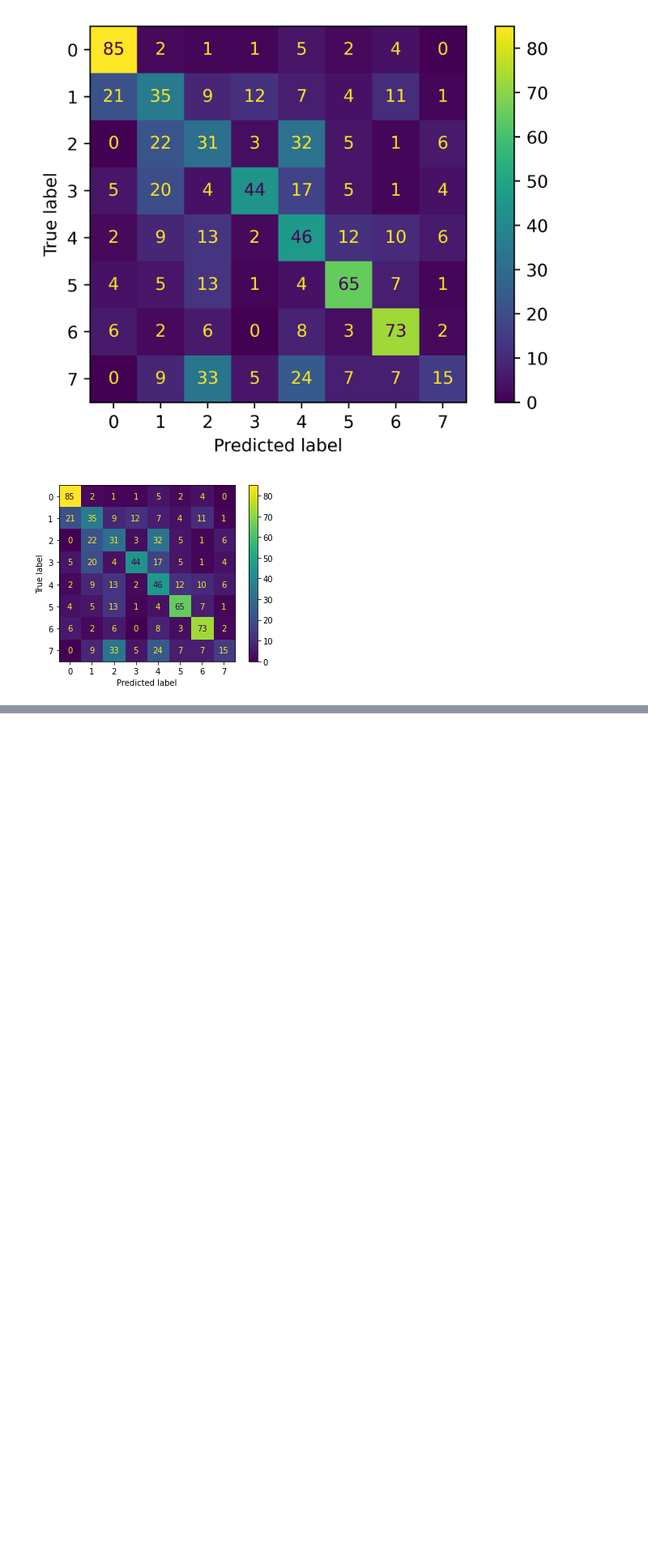
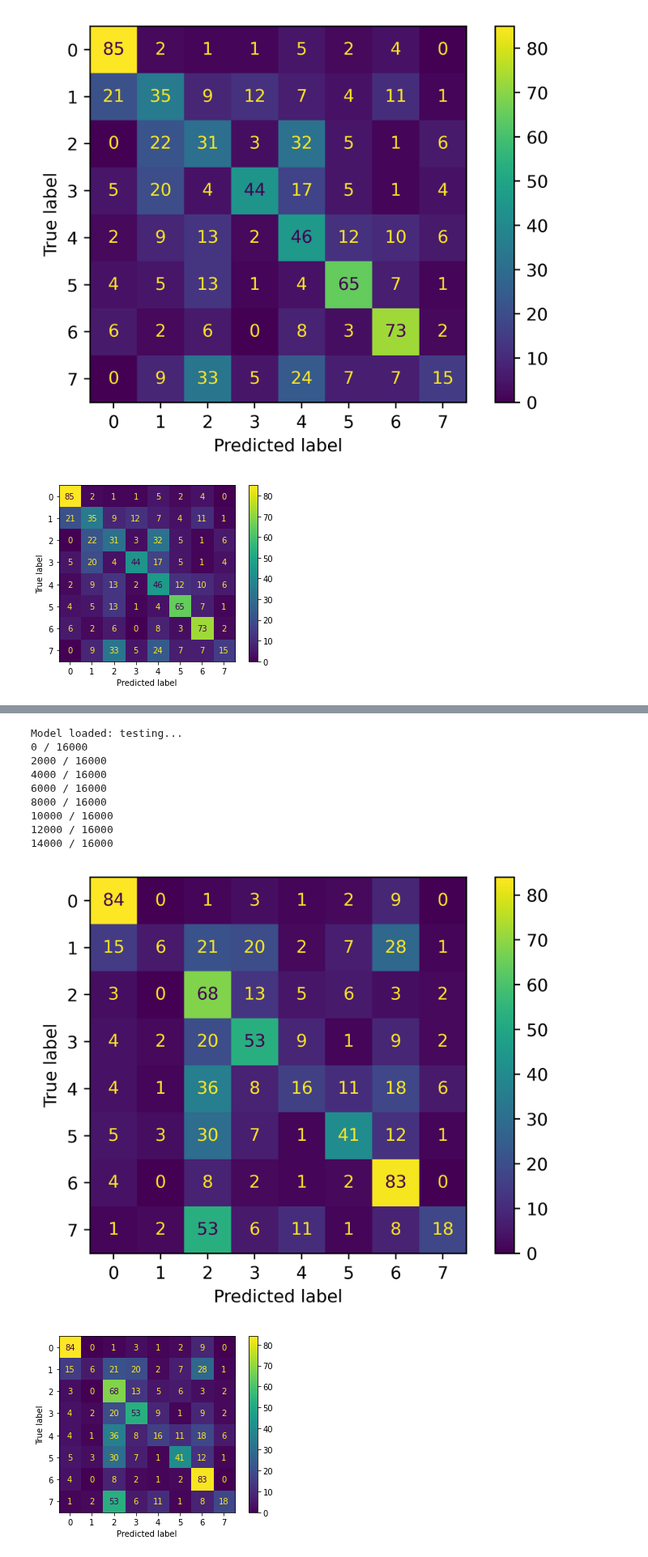
Before and after one commit to davidecolussi/NN_music_genre_recognition, a Jupyter notebook: Ensemble.ipynb, the cells around one changed output, grey strips where cells are left out. Shown at 81% size. Saved outputs shown, nothing was run; the diff lists cells and outputs as text; code cells hidden in the pictures; blank space fills up the shorter version.

Commit message:
f1 scores for three best models!

```diff
--- a/Ensemble.ipynb
+++ b/Ensemble.ipynb
@@ -749,0 +751,20 @@ Average F1 Score: 0.4810
+# %%
+model_path="./best_models/best_models/"
+model_name="Ensemble_No_Weights"
+
+test_model=Ensemble(load_weights=False)
+test_model.load_state_dict(torch.load(model_path+model_name), strict=False)
+print("Model loaded: testing...")
+test_results = vote_test(test_model,test_dataset, Y_test, RGB=False, is_ensamble=True, normalized_cm=False)
+# %% [output]
+Model loaded: testing...
+0 / 16000
+2000 / 16000
+4000 / 16000
+6000 / 16000
+8000 / 16000
+10000 / 16000
+12000 / 16000
+14000 / 16000
+[figure, added]
+[figure, added]
```
Also changed, not shown: parts of 10 cells of this notebook.
